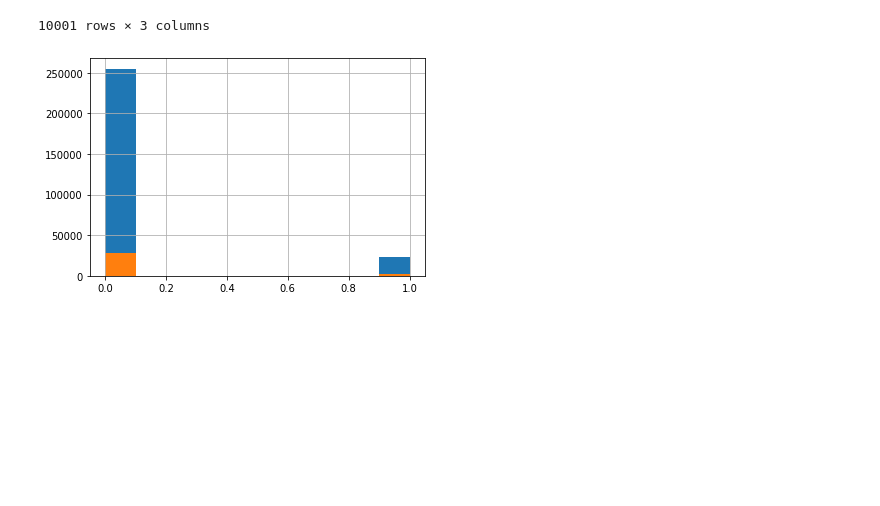
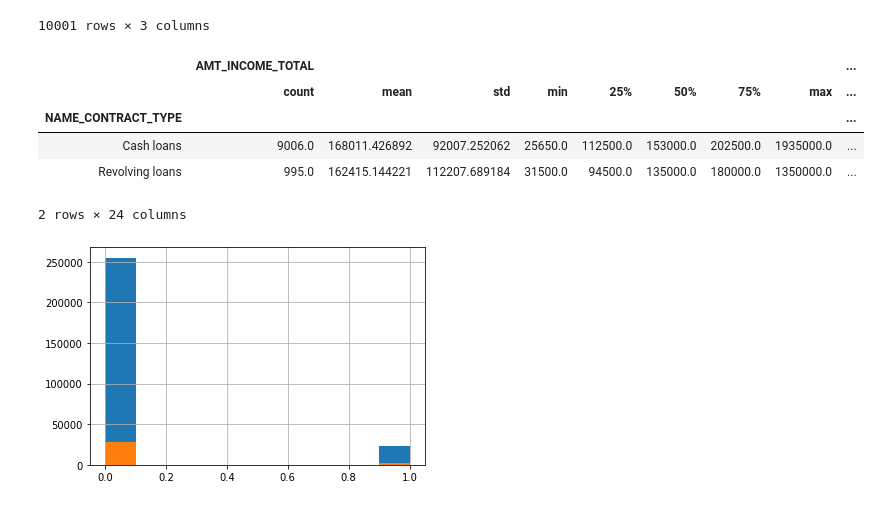
Before and after one commit to jttsai1994/4th-ML100Days, a Jupyter notebook: homework/Day_013_dataFrame_operation.ipynb, the cells around one changed output. Drawn from its saved outputs; the diff is of its cells as text; code cells hidden in the pictures; blank space fills up the shorter version.

```diff
--- a/homework/Day_013_dataFrame_operation.ipynb
+++ b/homework/Day_013_dataFrame_operation.ipynb
@@ -225,6 +225,15 @@ app_train.loc[0:10000, ['NAME_CONTRACT_TYPE', 'AMT_INCOME_TOTAL', 'AMT_CREDIT',
 | 9999 | 0.562462 | 0.562100 | 0.661205 |
 | 10000 | 1.339195 | 1.067170 | 0.696290 |
 10001 rows × 3 columns
+# %%
+app_train.loc[0:10000, ['NAME_CONTRACT_TYPE', 'AMT_INCOME_TOTAL', 'AMT_CREDIT', 'AMT_ANNUITY']].groupby(['NAME_CONTRACT_TYPE']).describe()
+# %% [output]
+|  | AMT_INCOME_TOTAL |  |  |  |  |  |  |  | ... |
+|  | count | mean | std | min | 25% | 50% | 75% | max | ... |
+| NAME_CONTRACT_TYPE |  |  |  |  |  |  |  |  | ... |
+| Cash loans | 9006.0 | 168011.426892 | 92007.252062 | 25650.0 | 112500.0 | 153000.0 | 202500.0 | 1935000.0 | ... |
+| Revolving loans | 995.0 | 162415.144221 | 112207.689184 | 31500.0 | 94500.0 | 135000.0 | 180000.0 | 1350000.0 | ... |
+2 rows × 24 columns
 # %%
 app_train.groupby(['NAME_CONTRACT_TYPE'])['TARGET'].hist()
 plt.show()
```
Also changed, not shown: 2 other files.
